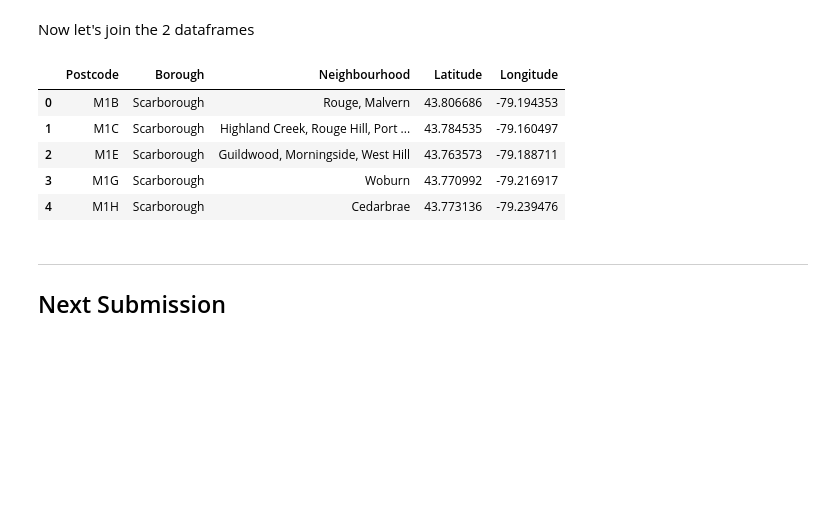
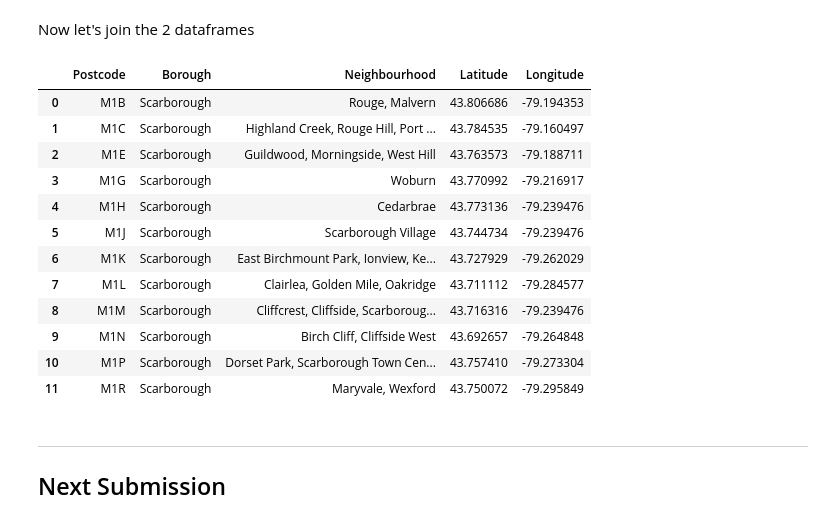
Before and after one commit to Juliano-garcia/Coursera_Capstone, a Jupyter notebook: coursera-capstone-project.ipynb, the cells around one changed output. Cells and saved outputs as stored; diff of their text form; code cells hidden in the pictures; blank space fills up the shorter version.

```diff
--- a/coursera-capstone-project.ipynb
+++ b/coursera-capstone-project.ipynb
@@ -196,0 +194,3 @@ This is a workarround since the geocoder library failed to load the geo points o
+# %%
+geos = pd.read_csv('https://cocl.us/Geospatial_data', index_col=0)
+geos.head()
@@ -198,14 +206,21 @@ This is a workarround since the geocoder library failed to load the geo points o
 Now let's join the 2 dataframes
 # %%
 df = df.join(geos, on='Postcode')
-df.head()
+df.head(12)
 # %% [output]
 |  | Postcode | Borough | Neighbourhood | Latitude | Longitude |
 | 0 | M1B | Scarborough | Rouge, Malvern | 43.806686 | -79.194353 |
 | 1 | M1C | Scarborough | Highland Creek, Rouge Hill, Port ... | 43.784535 | -79.160497 |
 | 2 | M1E | Scarborough | Guildwood, Morningside, West Hill | 43.763573 | -79.188711 |
 | 3 | M1G | Scarborough | Woburn | 43.770992 | -79.216917 |
 | 4 | M1H | Scarborough | Cedarbrae | 43.773136 | -79.239476 |
+| 5 | M1J | Scarborough | Scarborough Village | 43.744734 | -79.239476 |
+| 6 | M1K | Scarborough | East Birchmount Park, Ionview, Ke... | 43.727929 | -79.262029 |
+| 7 | M1L | Scarborough | Clairlea, Golden Mile, Oakridge | 43.711112 | -79.284577 |
+| 8 | M1M | Scarborough | Cliffcrest, Cliffside, Scarboroug... | 43.716316 | -79.239476 |
+| 9 | M1N | Scarborough | Birch Cliff, Cliffside West | 43.692657 | -79.264848 |
+| 10 | M1P | Scarborough | Dorset Park, Scarborough Town Cen... | 43.757410 | -79.273304 |
+| 11 | M1R | Scarborough | Maryvale, Wexford | 43.750072 | -79.295849 |
 # %% [markdown]
 _____
 ## Next Submission
```
Also changed, not shown: parts of 7 cells of this notebook.
